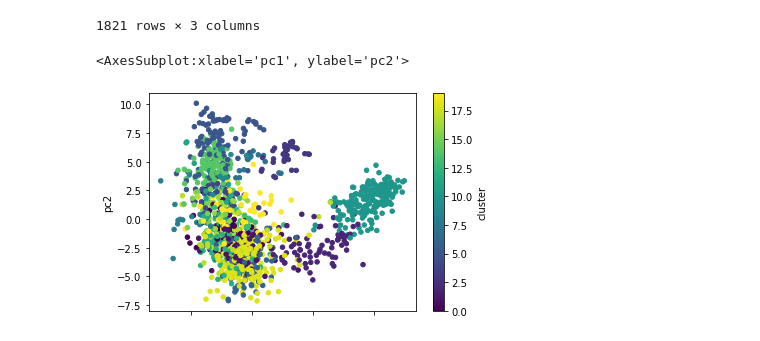
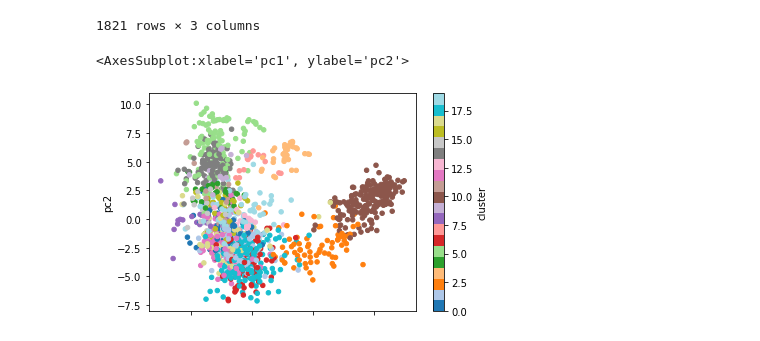
Before and after one commit to daifengqi/PHBS_MLF_2021, a Jupyter notebook: final/doc2vec.ipynb, the cells around one changed output. Cells and saved outputs as stored; diff of their text form; code cells hidden in the pictures.

```diff
--- a/final/doc2vec.ipynb
+++ b/final/doc2vec.ipynb
@@ -314,7 +314,7 @@ finalDf
 | 1820 | 5.195587 | -0.535553 | 10 |
 1821 rows × 3 columns
 # %%
-finalDf.plot.scatter('pc1', 'pc2', c = 'cluster', colormap='viridis')
+finalDf.plot.scatter('pc1', 'pc2', c = 'cluster', colormap='tab20')
 # %% [output]
 <AxesSubplot:xlabel='pc1', ylabel='pc2'>
-[figure, old version]
+[figure, new version]
```
